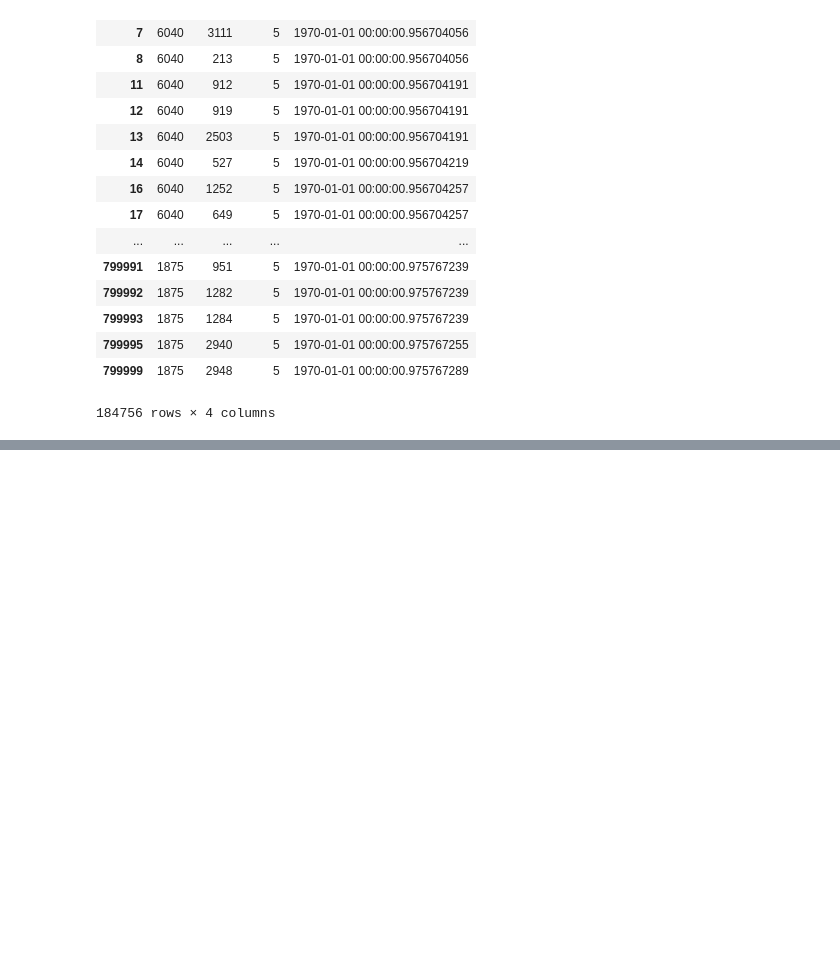
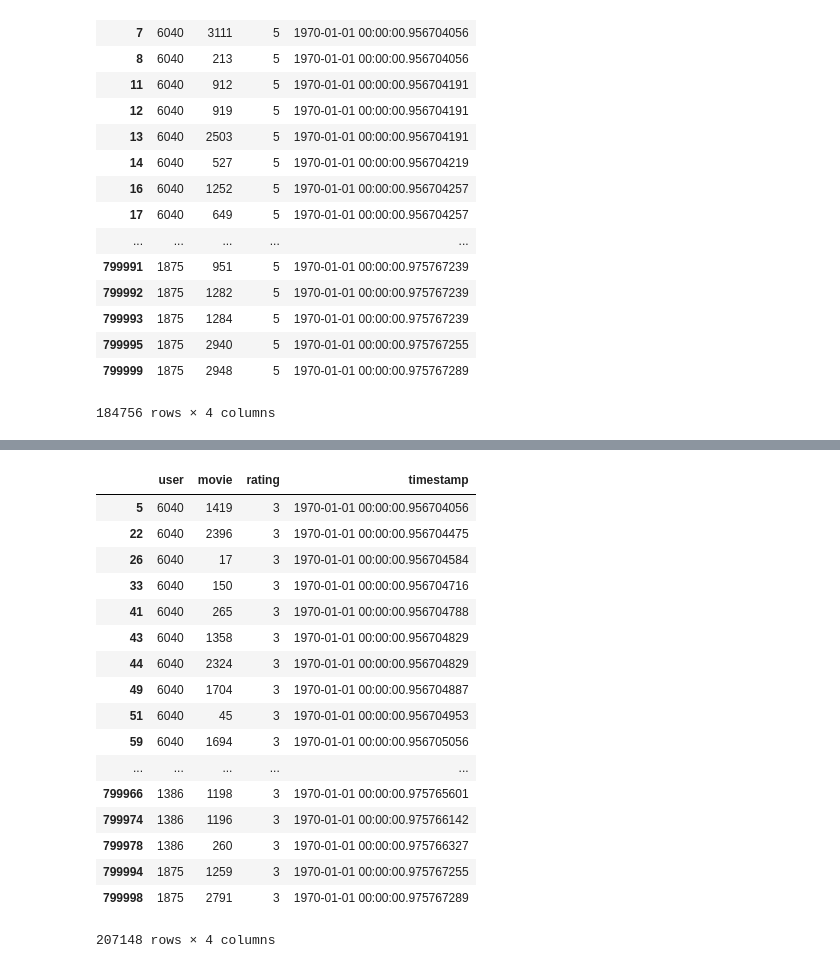
Before and after one commit to david-yang2/guess_my_ratings, a Jupyter notebook: EDA.ipynb, the cells around one changed output, grey strips where cells are left out. Drawn from its saved outputs; the diff is of its cells as text; code cells hidden in the pictures; blank space fills up the shorter version.

```diff
--- a/EDA.ipynb
+++ b/EDA.ipynb
@@ -104,0 +126,21 @@ data[data.rating == 5]
+# %%
+data[data.rating == 3]
+# %% [output]
+|  | user | movie | rating | timestamp |
+| 5 | 6040 | 1419 | 3 | 1970-01-01 00:00:00.956704056 |
+| 22 | 6040 | 2396 | 3 | 1970-01-01 00:00:00.956704475 |
+| 26 | 6040 | 17 | 3 | 1970-01-01 00:00:00.956704584 |
+| 33 | 6040 | 150 | 3 | 1970-01-01 00:00:00.956704716 |
+| 41 | 6040 | 265 | 3 | 1970-01-01 00:00:00.956704788 |
+| 43 | 6040 | 1358 | 3 | 1970-01-01 00:00:00.956704829 |
+| 44 | 6040 | 2324 | 3 | 1970-01-01 00:00:00.956704829 |
+| 49 | 6040 | 1704 | 3 | 1970-01-01 00:00:00.956704887 |
+| 51 | 6040 | 45 | 3 | 1970-01-01 00:00:00.956704953 |
+| 59 | 6040 | 1694 | 3 | 1970-01-01 00:00:00.956705056 |
+| ... | ... | ... | ... | ... |
+| 799966 | 1386 | 1198 | 3 | 1970-01-01 00:00:00.975765601 |
+| 799974 | 1386 | 1196 | 3 | 1970-01-01 00:00:00.975766142 |
+| 799978 | 1386 | 260 | 3 | 1970-01-01 00:00:00.975766327 |
+| 799994 | 1875 | 1259 | 3 | 1970-01-01 00:00:00.975767255 |
+| 799998 | 1875 | 2791 | 3 | 1970-01-01 00:00:00.975767289 |
+207148 rows × 4 columns
```
Also changed, not shown: parts of 3 cells of this notebook.
